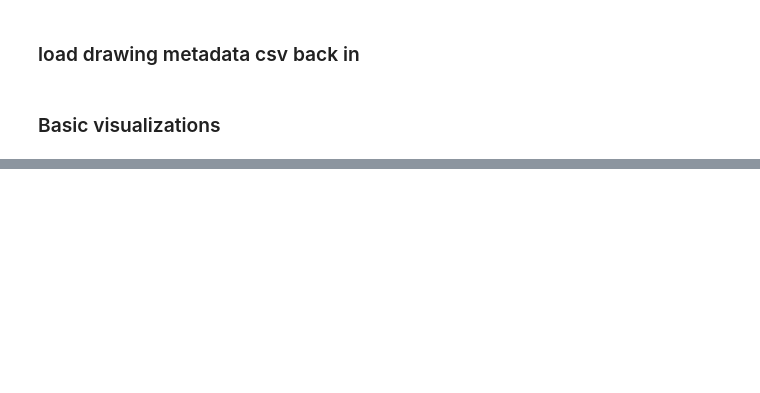
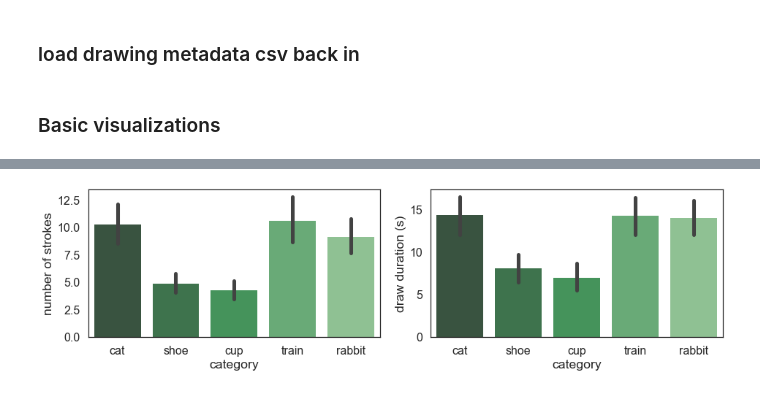
Before and after one commit to brialorelle/kiddraw, a Jupyter notebook: analysis/photodraw/preprocess_photodraw-CDM.ipynb, the cells around one changed output, grey strips where cells are left out. Cells and saved outputs as stored; diff of their text form; code cells hidden in the pictures; blank space fills up the shorter version.

Commit message:
preliminary data analyses

```diff
--- a/analysis/photodraw/preprocess_photodraw-CDM.ipynb
+++ b/analysis/photodraw/preprocess_photodraw-CDM.ipynb
@@ -258,0 +290,22 @@ X.category
+# %%
+plt.figure(figsize=(20,4))
+
+plt.subplot(1,3,1)
+seq = np.arange(4,10)
+sns.barplot(data=X,x='category',y='num_strokes',palette="Greens_d")
+plt.ylabel('number of strokes')
+
+plt.subplot(1,3,2)
+seq = np.arange(4,10)
+
+sns.barplot(data=X,x='category',y='draw_duration', palette="Greens_d")
+plt.ylabel('draw duration (s)')
+
+# plt.subplot(1,3,3)
+# seq = np.arange(4,10)
+# sns.barplot(data=X,x='age',y='mean_intensity',order=seq,palette="Greens_d")
+# plt.ylabel('mean pixel intensity')
+
+plt.tight_layout()
+# %% [output]
+[figure, added]
```
Also changed, not shown: parts of 17 cells of this notebook.
